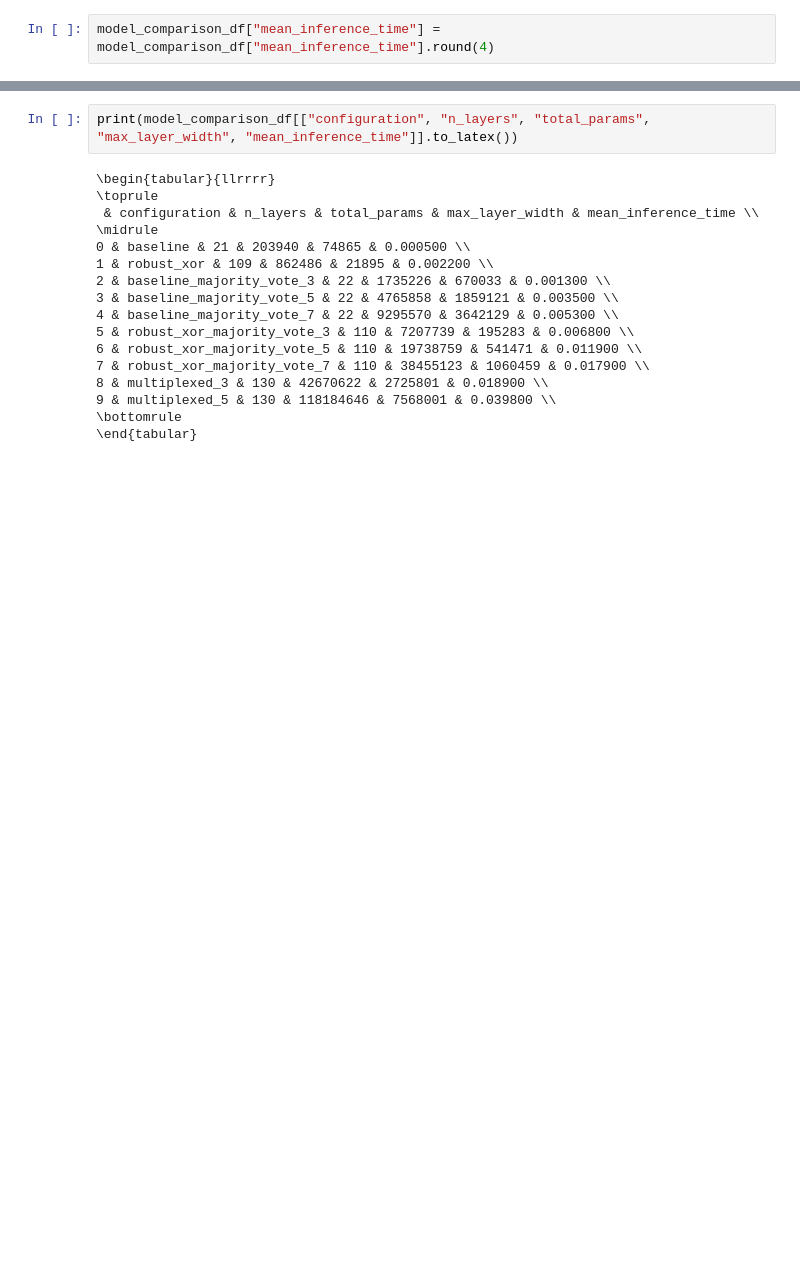
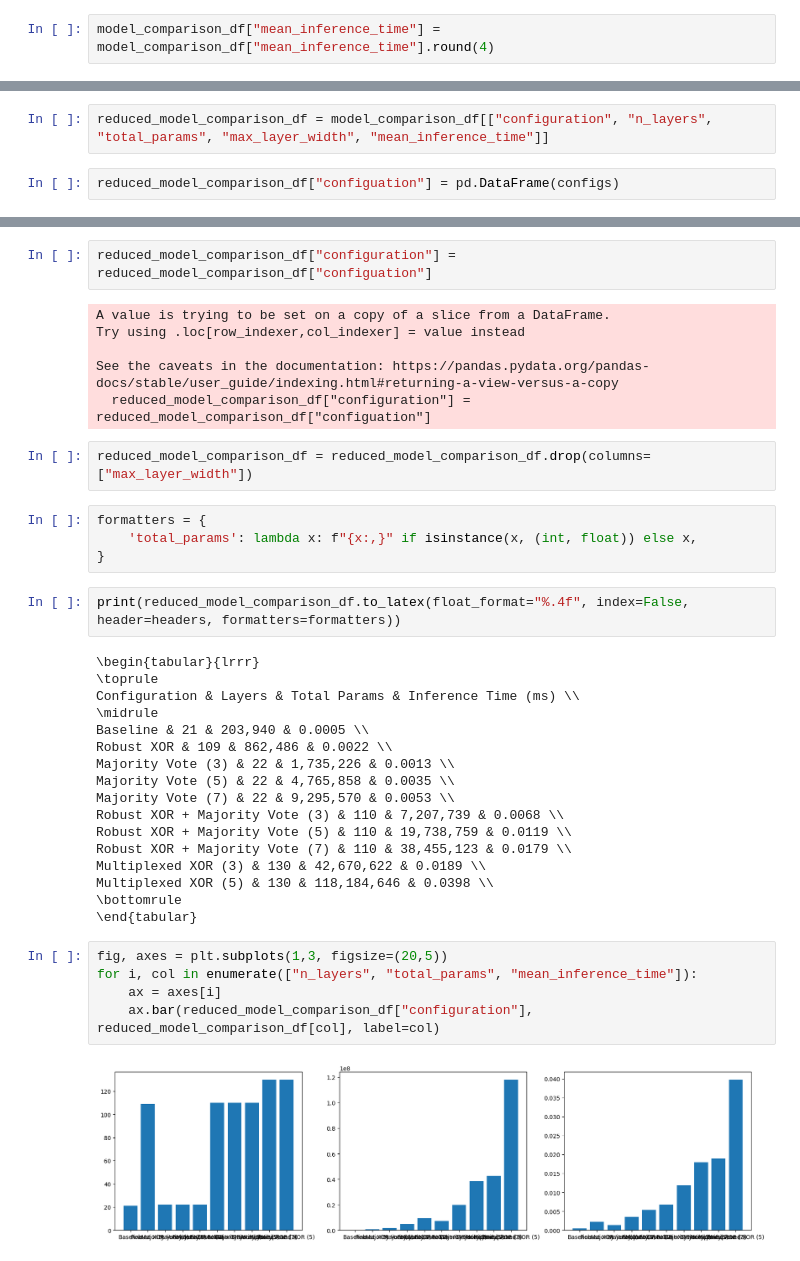
Before and after one commit to bell-bot/msc-project, a Jupyter notebook: src/msc_project/experiments/fault_tolerant_boolean_circuits/evaluate.ipynb, the cells around one changed output, grey strips where cells are left out. Saved outputs shown, nothing was run; the diff lists cells and outputs as text; blank space fills up the shorter version.

```diff
--- a/src/msc_project/experiments/fault_tolerant_boolean_circuits/evaluate.ipynb
+++ b/src/msc_project/experiments/fault_tolerant_boolean_circuits/evaluate.ipynb
@@ -401,0 +449,4 @@ model_comparison_df["mean_inference_time"] = model_comparison_df["mean_inference
+# %%
+reduced_model_comparison_df = model_comparison_df[["configuration", "n_layers", "total_params", "max_layer_width", "mean_inference_time"]]
+# %%
+reduced_model_comparison_df["configuation"] = pd.DataFrame(configs)
@@ -402,19 +459,40 @@ model_comparison_df["mean_inference_time"] = model_comparison_df["mean_inference
+# %%
+reduced_model_comparison_df["configuration"] = reduced_model_comparison_df["configuation"]
+# %% [output]
+A value is trying to be set on a copy of a slice from a DataFrame.
+Try using .loc[row_indexer,col_indexer] = value instead
+
+See the caveats in the documentation: https://pandas.pydata.org/pandas-docs/stable/user_guide/indexing.html#returning-a-view-versus-a-copy
+  reduced_model_comparison_df["configuration"] = reduced_model_comparison_df["configuation"]
+# %%
+reduced_model_comparison_df = reduced_model_comparison_df.drop(columns=["max_layer_width"])
+# %%
+formatters = {
+    'total_params': lambda x: f"{x:,}" if isinstance(x, (int, float)) else x,
+}
 # %%
-print(model_comparison_df[["configuration", "n_layers", "total_params", "max_layer_width", "mean_inference_time"]].to_latex())
+print(reduced_model_comparison_df.to_latex(float_format="%.4f", index=False, header=headers, formatters=formatters))
 # %% [output]
-\begin{tabular}{llrrrr}
+\begin{tabular}{lrrr}
 \toprule
- & configuration & n_layers & total_params & max_layer_width & mean_inference_time \\
+Configuration & Layers & Total Params & Inference Time (ms) \\
 \midrule
-0 & baseline & 21 & 203940 & 74865 & 0.000500 \\
-1 & robust_xor & 109 & 862486 & 21895 & 0.002200 \\
-2 & baseline_majority_vote_3 & 22 & 1735226 & 670033 & 0.001300 \\
-3 & baseline_majority_vote_5 & 22 & 4765858 & 1859121 & 0.003500 \\
-4 & baseline_majority_vote_7 & 22 & 9295570 & 3642129 & 0.005300 \\
-5 & robust_xor_majority_vote_3 & 110 & 7207739 & 195283 & 0.006800 \\
-6 & robust_xor_majority_vote_5 & 110 & 19738759 & 541471 & 0.011900 \\
-7 & robust_xor_majority_vote_7 & 110 & 38455123 & 1060459 & 0.017900 \\
-8 & multiplexed_3 & 130 & 42670622 & 2725801 & 0.018900 \\
-9 & multiplexed_5 & 130 & 118184646 & 7568001 & 0.039800 \\
+Baseline & 21 & 203,940 & 0.0005 \\
+Robust XOR & 109 & 862,486 & 0.0022 \\
+Majority Vote (3) & 22 & 1,735,226 & 0.0013 \\
+Majority Vote (5) & 22 & 4,765,858 & 0.0035 \\
+Majority Vote (7) & 22 & 9,295,570 & 0.0053 \\
+Robust XOR + Majority Vote (3) & 110 & 7,207,739 & 0.0068 \\
+Robust XOR + Majority Vote (5) & 110 & 19,738,759 & 0.0119 \\
+Robust XOR + Majority Vote (7) & 110 & 38,455,123 & 0.0179 \\
+Multiplexed XOR (3) & 130 & 42,670,622 & 0.0189 \\
+Multiplexed XOR (5) & 130 & 118,184,646 & 0.0398 \\
 \bottomrule
 \end{tabular}
+# %%
+fig, axes = plt.subplots(1,3, figsize=(20,5))
+for i, col in enumerate(["n_layers", "total_params", "mean_inference_time"]):
+    ax = axes[i]
+    ax.bar(reduced_model_comparison_df["configuration"], reduced_model_comparison_df[col], label=col)
+# %% [output]
+[figure, added]
```
Also changed, not shown: parts of 6 cells of this notebook, 34 other files.
